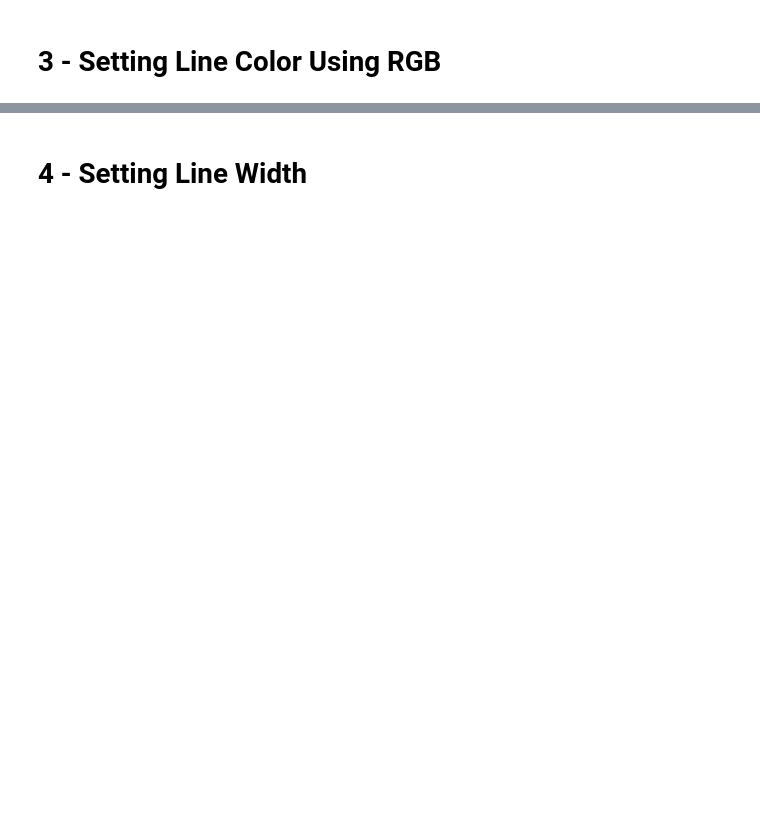
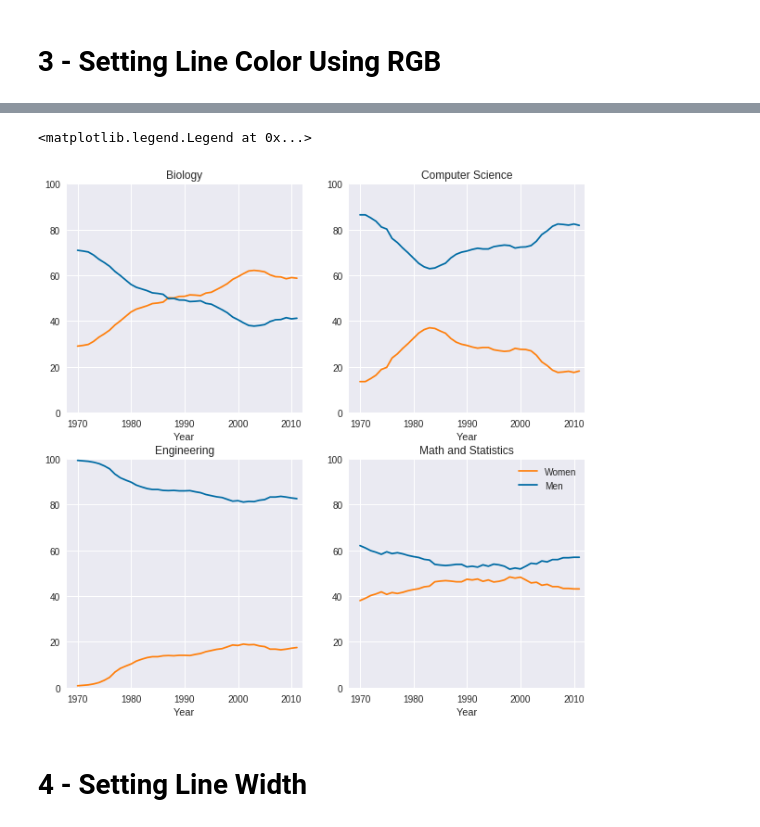
Before and after one commit to carvalheirafc/imd0033_2018_2, a Jupyter notebook: aula16/Lesson_16_Exploratory_Data_Visualization_II_Color,_Layout,_And_Annotations.ipynb, the cells around one changed output, grey strips where cells are left out. Saved outputs shown, nothing was run; the diff lists cells and outputs as text; code cells hidden in the pictures; blank space fills up the shorter version.

```diff
--- a/aula16/Lesson_16_Exploratory_Data_Visualization_II_Color,_Layout,_And_Annotations.ipynb
+++ b/aula16/Lesson_16_Exploratory_Data_Visualization_II_Color,_Layout,_And_Annotations.ipynb
@@ -101,3 +102,26 @@ women_degrees.plot(kind='line',x='Year',y='Biology', color=cb_dark_blue)
+# %%
+women_color_blind = (0/255,107/255,164/255)
+men_color_blind = (255/255, 128/255, 14/255)
+
+fig, axes = plt.subplots(nrows=2, ncols=2, figsize=(10,10))
+
+areas_women = ['Biology','Computer Science','Engineering','Math and Statistics']
+areas_men = ['men_'+i for i in areas_women]
+
+for i in range(0,4):
+    ax=data.plot(kind='line',x='Year',y=[areas_women[i],areas_men[i]],
+                   title=areas_women[i],
+                   color=[men_color_blind,women_color_blind], legend=False,
+                   ax=axes[i//2, i%2])
+    for key, spine in ax.spines.items():
+        spine.set_visible(False)
+    ax.set_xlim(1968,2012)
+    ax.set_ylim(0,100)
+    ax.tick_params(bottom="off", top="off", left="off", right="off")
+ax.legend(loc='best',labels=['Women','Men'])
+# %% [output]
+<matplotlib.legend.Legend at 0x...>
+[figure, added]
 # %% [markdown]
 # 4 - Setting Line Width
 # %% [markdown]
```
Also changed, not shown: parts of 6 cells of this notebook.
